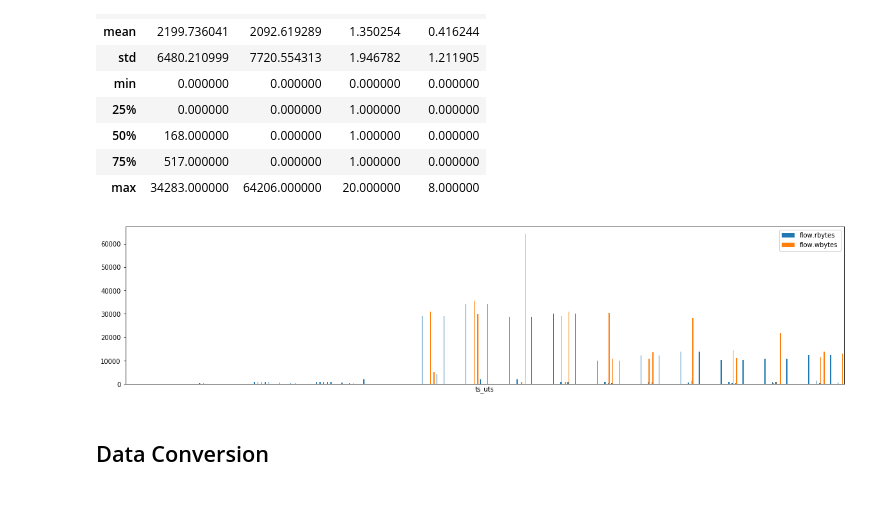
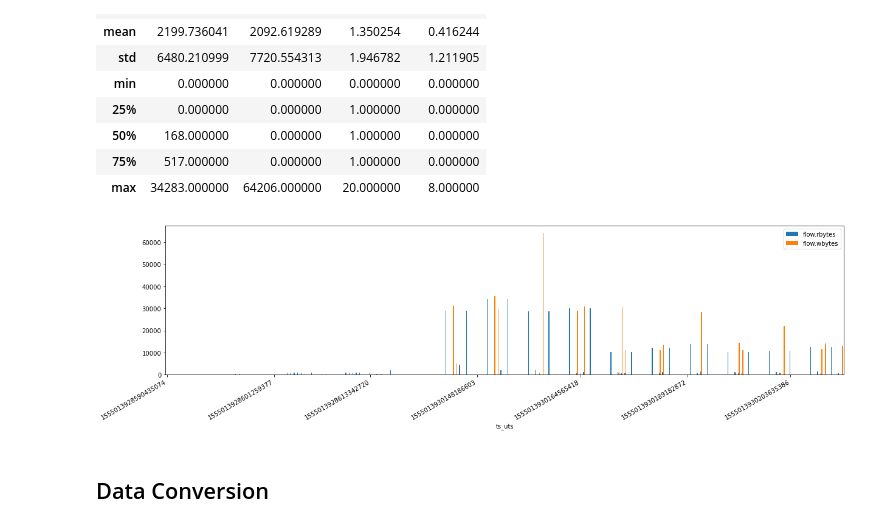
Before and after one commit to sysflow-telemetry/sf-apis, a Jupyter notebook: pynb/FloConTutorialDemo.ipynb, the cells around one changed output. Drawn from its saved outputs; the diff is of its cells as text; code cells hidden in the pictures; blank space fills up the shorter version.

Commit message:
fix matplotlib major locators
Signed-off-by: Frederico Araujo <frederico.araujo@ibm.com>

```diff
--- a/pynb/FloConTutorialDemo.ipynb
+++ b/pynb/FloConTutorialDemo.ipynb
@@ -62,12 +62,12 @@ flows[['flow.rbytes', 'flow.wbytes', 'flow.rops', 'flow.wops']].astype('int32').
 # %%
 import matplotlib.pylab as plt
 import matplotlib.dates as mdates
 ax = flows[['ts_uts', 'flow.rbytes', 'flow.wbytes']].plot.bar(x='ts_uts', y=['flow.rbytes','flow.wbytes'], rot=45, figsize=(20,5))
-ax.xaxis.set_major_locator(mdates.MicrosecondLocator(interval=1000))
+ax.xaxis.set_major_locator(mdates.AutoDateLocator())
 plt.gcf().autofmt_xdate()
 plt.show()
 # %% [output]
-[figure, old version]
+[figure, new version]
 # %% [markdown]
 ## Data Conversion
 # %%
```
Also changed, not shown: parts of 2 cells of this notebook, 1 other file.
